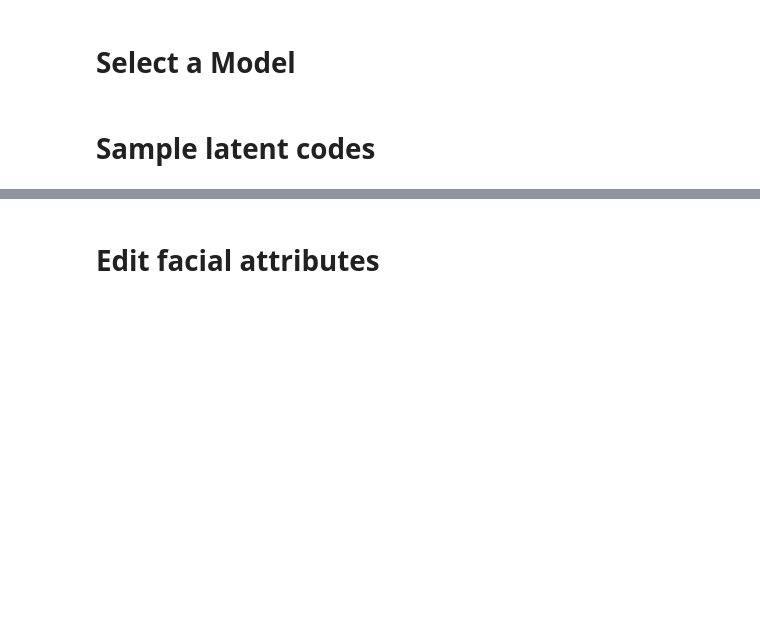
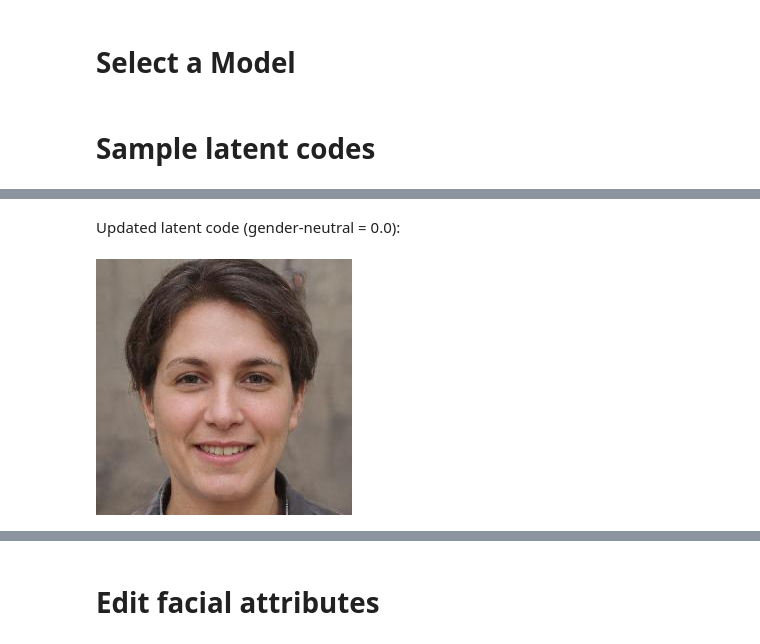
Before and after one commit to Oxford-EDI-Initiative/Face, a Jupyter notebook: InterFaceGAN.ipynb, the cells around one changed output, grey strips where cells are left out. Drawn from its saved outputs; the diff is of its cells as text; code cells hidden in the pictures; blank space fills up the shorter version.

```diff
--- a/InterFaceGAN.ipynb
+++ b/InterFaceGAN.ipynb
@@ -116,0 +117,27 @@ imshow(images, col=num_samples)
+# %% [markdown]
+Updated latent code (gender-neutral = 0.0):
+# %%
+num_samples = 100  # Generate multiple faces for averaging
+noise_seed = 388
+
+latent_codes = sample_codes(generator, num_samples, latent_space_type, noise_seed)
+
+if generator.gan_type == 'stylegan' and latent_space_type == 'W':
+    synthesis_kwargs = {'latent_space_type': 'W'}
+else:
+    synthesis_kwargs = {}
+
+# Neutralize gender & race
+gender_value = 0.0  # 0 means gender-neutral
+race_factors = {'asian': 0.0, 'indian': 0.0, 'black': 0.0, 'white': 0.0, 'middle eastern': 0.0, 'latino hispanic': 0.0}
+
+neutral_code = latent_codes.mean(axis=0, keepdims=True)  # Average multiple samples
+neutral_code += boundaries["gender"] * gender_value  # Keep gender-neutral
+
+# Generate neutral image
+neutral_image = generator.easy_synthesize(neutral_code, **synthesis_kwargs)["image"][0]
+
+# Show final gender-neutral, race-neutral face
+imshow(np.array([neutral_image]), col=1)
+# %% [output]
+[figure, added]
```
Also changed, not shown: parts of 14 cells of this notebook.
